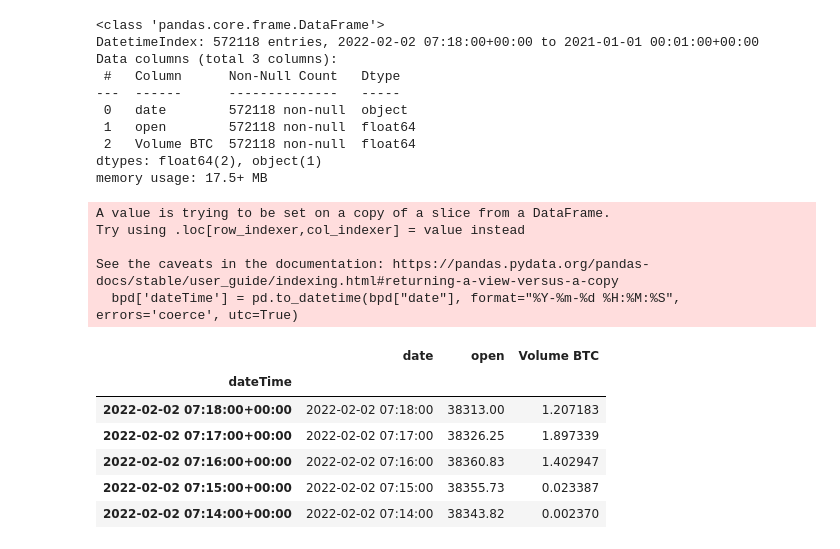
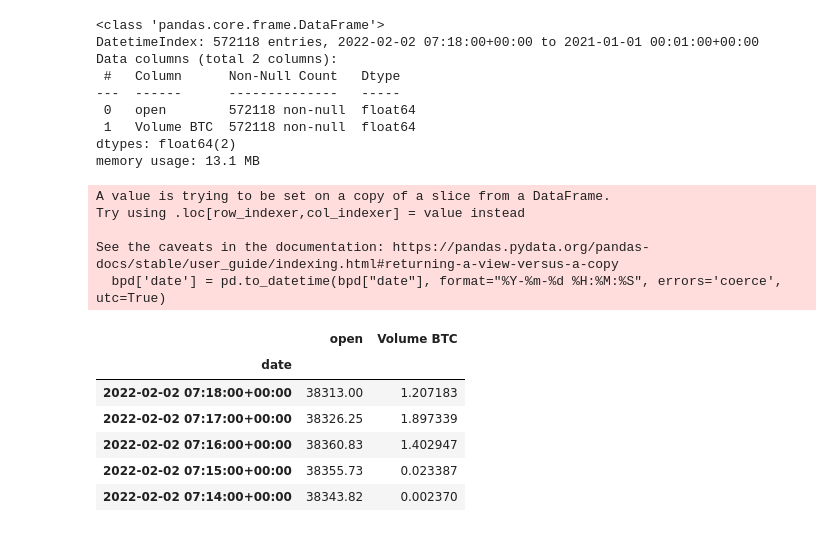
Before and after one commit to superzzp/Bitcoin-Price-Fluctuation-Twitter-Sentiment-Analysis, a Jupyter notebook: notebooks/1.0-zzp-aggregate-sentiments.ipynb, the cells around one changed output. Cells and saved outputs as stored; diff of their text form; code cells hidden in the pictures.

```diff
--- a/notebooks/1.0-zzp-aggregate-sentiments.ipynb
+++ b/notebooks/1.0-zzp-aggregate-sentiments.ipynb
@@ -171,35 +177,35 @@ bitcoin_prices[-5:]
 | 572117 | 1609459260 | 2021-01-01 00:01:00 | BTC/USD | 29007.31 | 29086.90 | 29007.31 | 29083.47 | 14.561951 | 423512.060397 |
 # %%
 bpd = bitcoin_prices[['date', 'open', 'Volume BTC']]
-bpd['dateTime'] = pd.to_datetime(bpd["date"], format="%Y-%m-%d %H:%M:%S", errors='coerce', utc=True)
+bpd['date'] = pd.to_datetime(bpd["date"], format="%Y-%m-%d %H:%M:%S", errors='coerce', utc=True)
 #bpd['Date'] = bpd['SPdateTime'].dt.strftime('%Y-%m-%d')
-bpd = bpd.set_index('dateTime')
+bpd = bpd.set_index('date')
+#bpd.reset_index()
 
 bpd.info()
 bpd.head()
 # %% [output]
 <class 'pandas.core.frame.DataFrame'>
 DatetimeIndex: 572118 entries, 2022-02-02 07:18:00+00:00 to 2021-01-01 00:01:00+00:00
-Data columns (total 3 columns):
+Data columns (total 2 columns):
  #   Column      Non-Null Count   Dtype
 ---  ------      --------------   -----
- 0   date        572118 non-null  object
- 1   open        572118 non-null  float64
- 2   Volume BTC  572118 non-null  float64
-dtypes: float64(2), object(1)
-memory usage: 17.5+ MB
+ 0   open        572118 non-null  float64
+ 1   Volume BTC  572118 non-null  float64
+dtypes: float64(2)
+memory usage: 13.1 MB
 A value is trying to be set on a copy of a slice from a DataFrame.
 Try using .loc[row_indexer,col_indexer] = value instead
 
 See the caveats in the documentation: https://pandas.pydata.org/pandas-docs/stable/user_guide/indexing.html#returning-a-view-versus-a-copy
-  bpd['dateTime'] = pd.to_datetime(bpd["date"], format="%Y-%m-%d %H:%M:%S", errors='coerce', utc=True)
+  bpd['date'] = pd.to_datetime(bpd["date"], format="%Y-%m-%d %H:%M:%S", errors='coerce', utc=True)
-|  | date | open | Volume BTC |
-| dateTime |  |  |  |
-| 2022-02-02 07:18:00+00:00 | 2022-02-02 07:18:00 | 38313.00 | 1.207183 |
-| 2022-02-02 07:17:00+00:00 | 2022-02-02 07:17:00 | 38326.25 | 1.897339 |
-| 2022-02-02 07:16:00+00:00 | 2022-02-02 07:16:00 | 38360.83 | 1.402947 |
-| 2022-02-02 07:15:00+00:00 | 2022-02-02 07:15:00 | 38355.73 | 0.023387 |
-| 2022-02-02 07:14:00+00:00 | 2022-02-02 07:14:00 | 38343.82 | 0.002370 |
+|  | open | Volume BTC |
+| date |  |  |
+| 2022-02-02 07:18:00+00:00 | 38313.00 | 1.207183 |
+| 2022-02-02 07:17:00+00:00 | 38326.25 | 1.897339 |
+| 2022-02-02 07:16:00+00:00 | 38360.83 | 1.402947 |
+| 2022-02-02 07:15:00+00:00 | 38355.73 | 0.023387 |
+| 2022-02-02 07:14:00+00:00 | 38343.82 | 0.002370 |
 # %%
 import datetime
 
```
Also changed, not shown: parts of 24 cells of this notebook, 1 other file.
